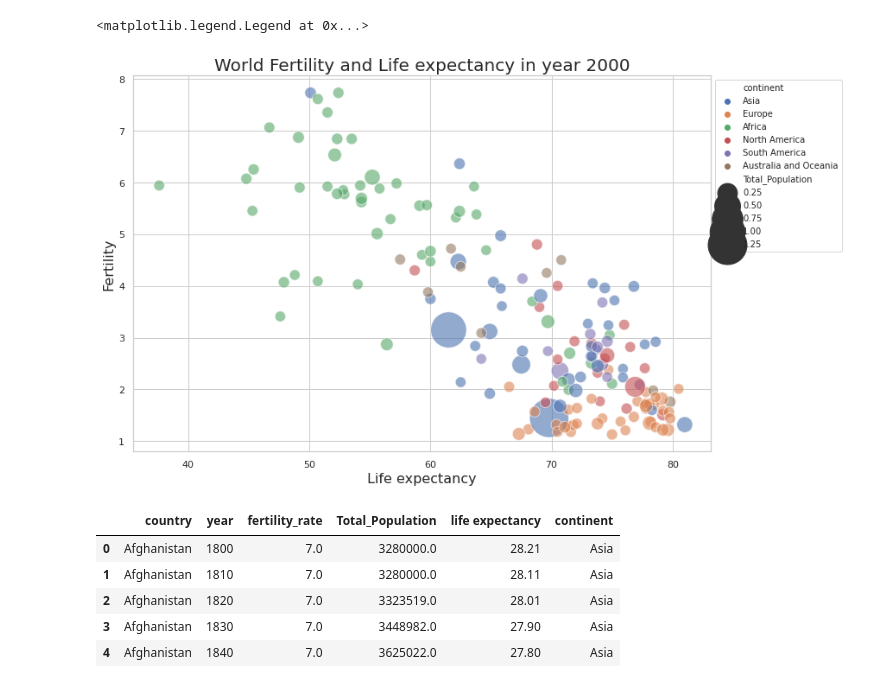
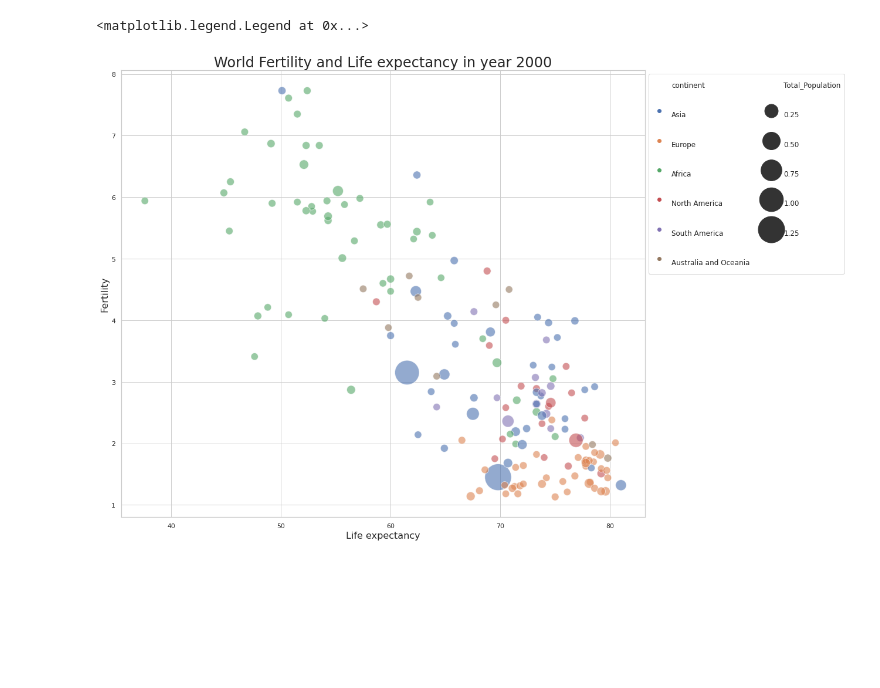
Before and after one commit to AnaRita93/spiced_projects, a Jupyter notebook: week01/week01_ Assignment_Ana_Rita_Santos.ipynb, the cells around one changed output. Drawn from its saved outputs; the diff is of its cells as text; code cells hidden in the pictures; blank space fills up the shorter version.

```diff
--- a/week01/week01_ Assignment_Ana_Rita_Santos.ipynb
+++ b/week01/week01_ Assignment_Ana_Rita_Santos.ipynb
@@ -243,35 +94,44 @@ df_00_15.groupby(['continent', 'year']).describe()
 # %%
-import seaborn as sns
-import matplotlib.pyplot as plt
+#Step 3: Dynamic Analysis with Animation : World Life expectancy and Fertility rate across time
+
+#Note: this code was written based on the following tutorials:
+#https://www.python-graph-gallery.com/340-scatterplot-animation
+#https://www.python-graph-gallery.com/341-python-gapminder-animation
 
 
+# First, create the chart for one year
 
 df_subset = df.loc[df['year'] == 2000]
 
 sns.set_theme(style="whitegrid")
-plt.figure(figsize=(12,8))
+
+plt.figure(figsize=(16,14))
+
 ax = sns.scatterplot(x='life expectancy', y='fertility_rate',
                 size ='Total_Population',
                 sizes=(150,2050),
                 hue='continent',
                 #legend = False,
                 data=df_subset,
                 alpha=0.6)
-plt.title('World Fertility and Life expectancy in year 2000', fontsize=20)
+
+plt.title('World Fertility and Life expectancy in year 2000', fontsize=24)
+
 plt.xlabel('Life expectancy', fontsize=16)
+
 plt.ylabel('Fertility', fontsize=16)
 
 # Locate the legend outside of the plot
-plt.legend(bbox_to_anchor=(1 , 1), loc='upper left', fontsize=10)
+
+plt.legend(bbox_to_anchor=(1, 1)
+           , loc='upper left'
+           , fontsize=12
+           , borderpad=0.5
+           , labelspacing = 2
+           , ncol=2
+           , handleheight = 3
+
+          )
 # %% [output]
 <matplotlib.legend.Legend at 0x...>
-[figure, old version]
+[figure, new version]
-# %%
-df.head(5)
-# %% [output]
-|  | country | year | fertility_rate | Total_Population | life expectancy | continent |
-| 0 | Afghanistan | 1800 | 7.0 | 3280000.0 | 28.21 | Asia |
-| 1 | Afghanistan | 1810 | 7.0 | 3280000.0 | 28.11 | Asia |
-| 2 | Afghanistan | 1820 | 7.0 | 3323519.0 | 28.01 | Asia |
-| 3 | Afghanistan | 1830 | 7.0 | 3448982.0 | 27.90 | Asia |
-| 4 | Afghanistan | 1840 | 7.0 | 3625022.0 | 27.80 | Asia |
```
Also changed, not shown: parts of 33 cells of this notebook.
